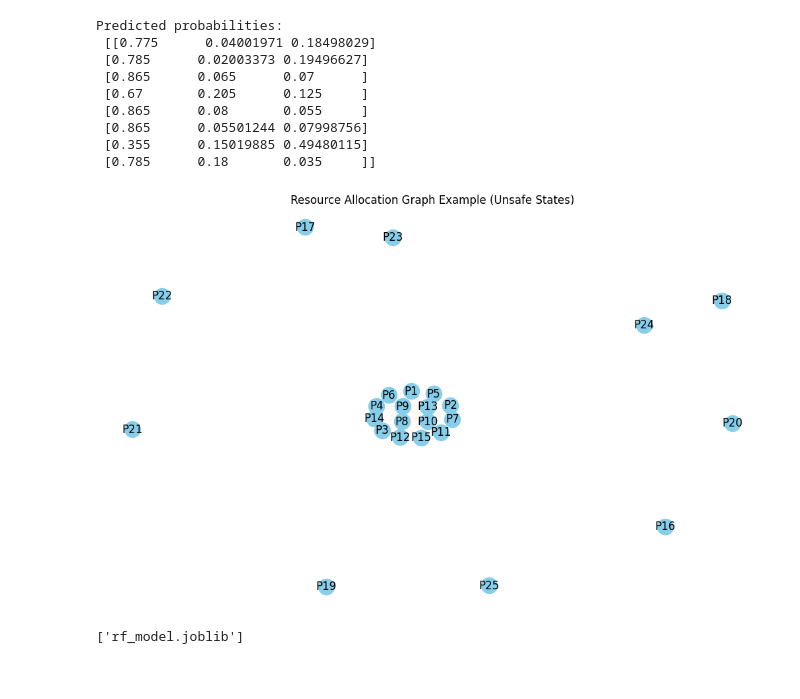
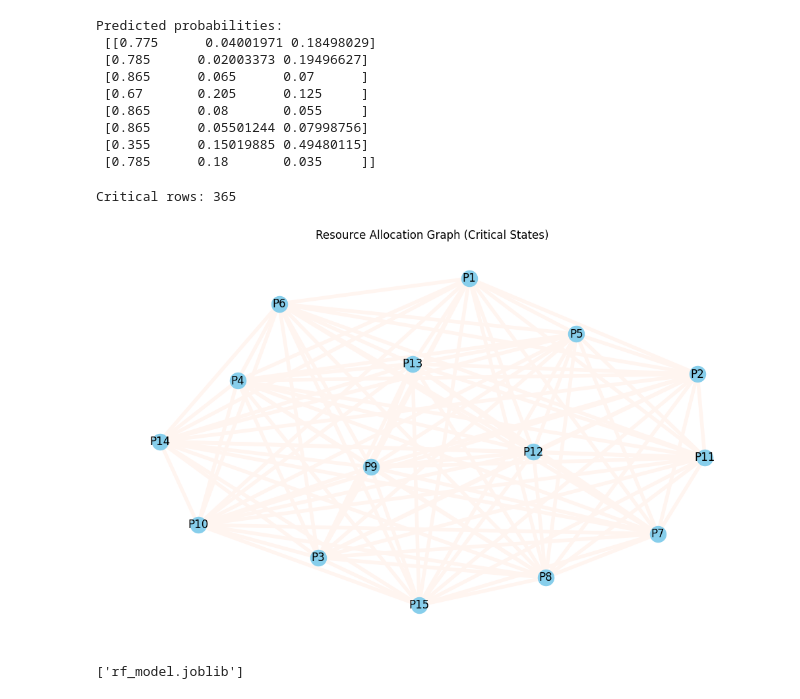
Before and after one commit to incognnitamood/DeadlockPredictionAnalysis, a Jupyter notebook: Deadlock_Predictive_Analysis.ipynb, the cells around one changed output. Saved outputs shown, nothing was run; the diff lists cells and outputs as text; code cells hidden in the pictures.

```diff
--- a/Deadlock_Predictive_Analysis.ipynb
+++ b/Deadlock_Predictive_Analysis.ipynb
@@ -253,54 +253,49 @@ Predicted probabilities:
  [0.355      0.15019885 0.49480115]
  [0.785      0.18       0.035     ]]
 # %%
+# %% RESOURCE ALLOCATION GRAPH
 import networkx as nx
-import matplotlib.pyplot as plt
 
-# Create the graph
+# Use UNSAFE + DEADLOCK states
+critical_df = df[df["label"].isin(["UNSAFE", "DEADLOCK"])]
+
+print("Critical rows:", critical_df.shape[0])
+
 G = nx.Graph()
 
-# Only consider UNSAFE rows
-unsafe_df = df[df["label"] == "UNSAFE"]
+# Add nodes from max processes
+max_p = critical_df["num_processes"].max()
+for p in range(1, max_p + 1):
+    G.add_node(f"P{p}")
 
-for i, row in unsafe_df.iterrows():
+# Add edges with minimum thickness
+for i, row in critical_df.iterrows():
     num_proc = int(row["num_processes"])
-    risk = row["risk_score"]
-
-    # Meaningful edge rule:
-    # Connect processes only if risk_score is above a threshold
-    # (otherwise the graph becomes fully connected and useless)
-    if risk > 0.2:   # adjust threshold based on your dataset
-        for p1 in range(1, num_proc):
-            p2 = p1 + 1
-            G.add_edge(f"P{p1}", f"P{p2}", weight=risk)
-
-# Remove isolated nodes (optional but makes the graph cleaner)
-G.remove_nodes_from(list(nx.isolates(G)))
-
-# Use a better layout
-pos = nx.kamada_kawai_layout(G)
-
-# Edge thickness scaling
-edges = G.edges()
-weights = [max(G[u][v]["weight"] * 10, 0.5) for u, v in edges]
+    for p1 in range(1, num_proc + 1):
+        for p2 in range(p1 + 1, num_proc + 1):
+            G.add_edge(f"P{p1}", f"P{p2}", weight=row["risk_score"])
 
 # Draw
-plt.figure(figsize=(12, 7))
+plt.figure(figsize=(10,6))
+pos = nx.spring_layout(G, seed=42)
+
+edges = G.edges()
+weights = [max(0.2, G[u][v]["weight"] * 5) for u, v in edges]
+
 nx.draw(
     G, pos,
     with_labels=True,
-    node_size=800,
-    node_color="skyblue",
-    font_size=9,
     width=weights,
     edge_color=weights,
-    edge_cmap=plt.cm.Reds
+    edge_cmap=plt.cm.Reds,
+    node_color='skyblue'
 )
 
-plt.title("Resource Allocation Graph (Filtered by High-Risk Unsafe States)", fontsize=14)
+plt.title("Resource Allocation Graph (Critical States)")
 plt.show()
 # %% [output]
+Critical rows: 365
-[figure, old version]
+[figure, new version]
 # %%
 import joblib
 joblib.dump(model, "rf_model.joblib")
```
Also changed, not shown: parts of 1 cell of this notebook.
